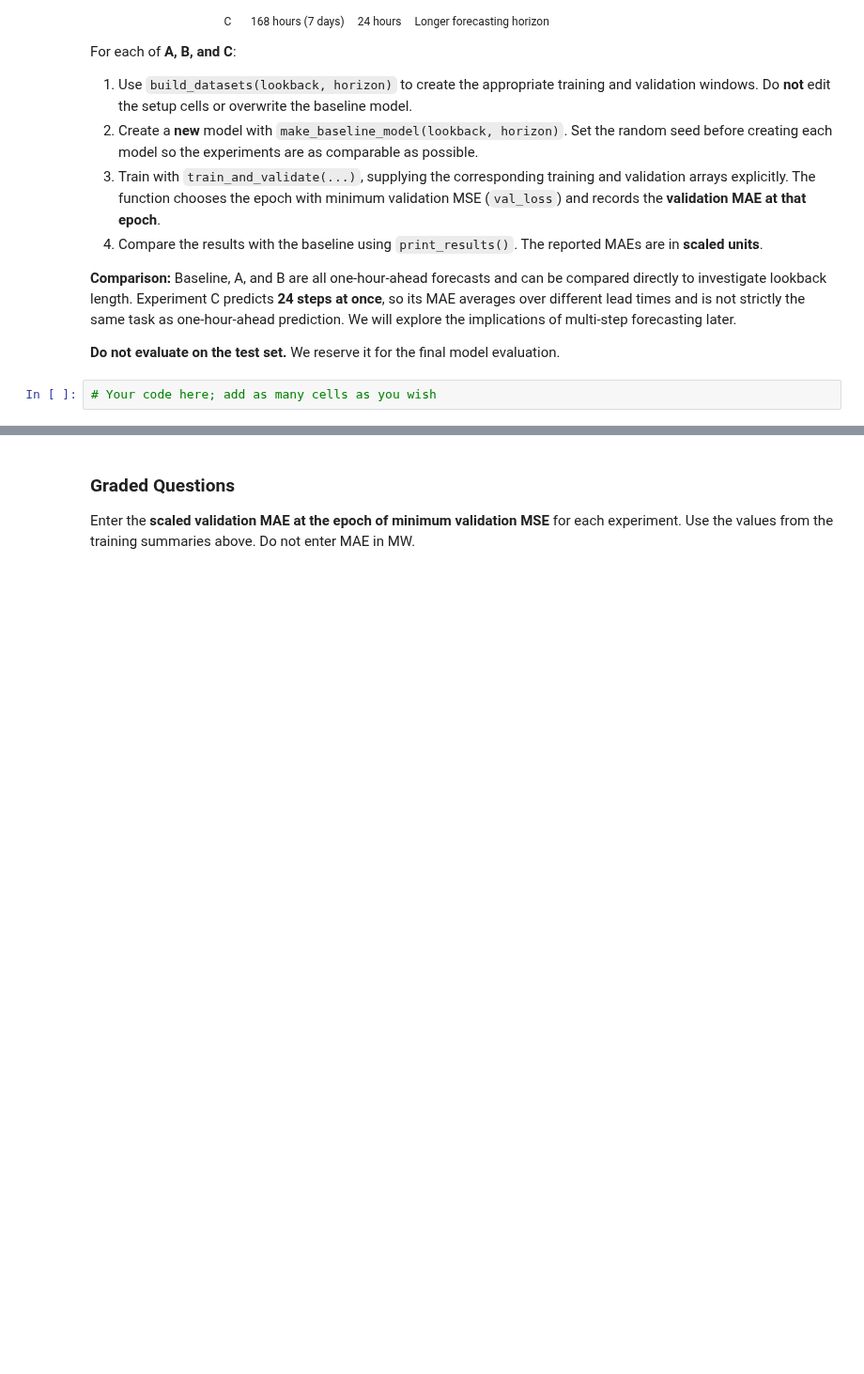
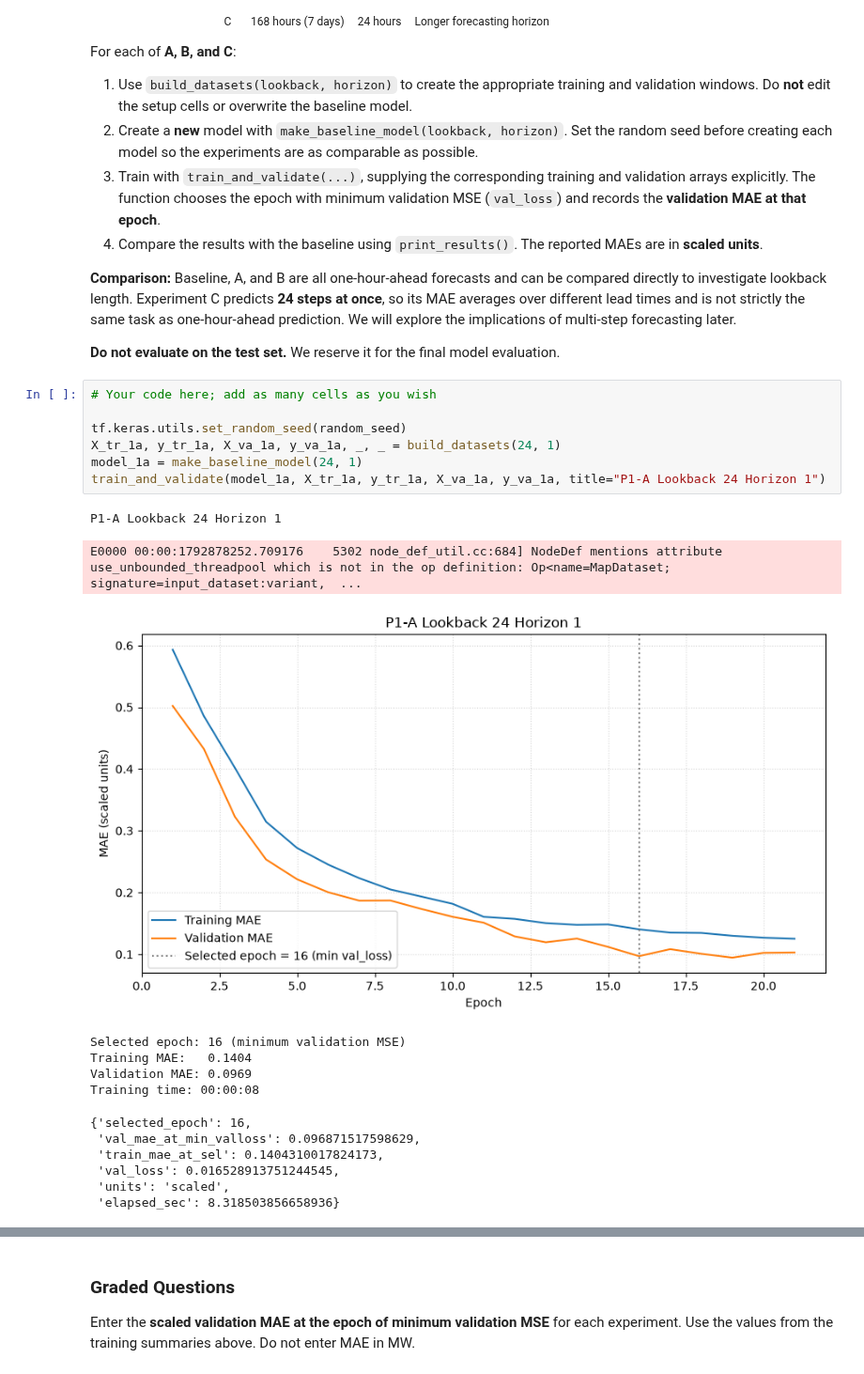
Before and after one commit to g-poklitar/DX703-HW, a Jupyter notebook: Homework_08 (2).ipynb, the cells around one changed output, grey strips where cells are left out. Shown at 94% size. Drawn from its saved outputs; the diff is of its cells as text; blank space fills up the shorter version.

```diff
--- a/Homework_08 (2).ipynb
+++ b/Homework_08 (2).ipynb
@@ -702,3 +724,22 @@ For each of **A, B, and C**:
 **Do not evaluate on the test set.** We reserve it for the final model evaluation.
 # %%
 # Your code here; add as many cells as you wish
+
+tf.keras.utils.set_random_seed(random_seed)
+X_tr_1a, y_tr_1a, X_va_1a, y_va_1a, _, _ = build_datasets(24, 1)
+model_1a = make_baseline_model(24, 1)
+train_and_validate(model_1a, X_tr_1a, y_tr_1a, X_va_1a, y_va_1a, title="P1-A Lookback 24 Horizon 1")
+# %% [output]
+P1-A Lookback 24 Horizon 1
+E0000 00:00:1792878252.709176    5302 node_def_util.cc:684] NodeDef mentions attribute use_unbounded_threadpool which is not in the op definition: Op<name=MapDataset; signature=input_dataset:variant,  ...
+[figure, added]
+Selected epoch: 16 (minimum validation MSE)
+Training MAE:   0.1404
+Validation MAE: 0.0969
+Training time: 00:00:08
+{'selected_epoch': 16,
+ 'val_mae_at_min_valloss': 0.096871517598629,
+ 'train_mae_at_sel': 0.1404310017824173,
+ 'val_loss': 0.016528913751244545,
+ 'units': 'scaled',
+ 'elapsed_sec': 8.318503856658936}
```
Also changed, not shown: parts of 38 cells of this notebook.
